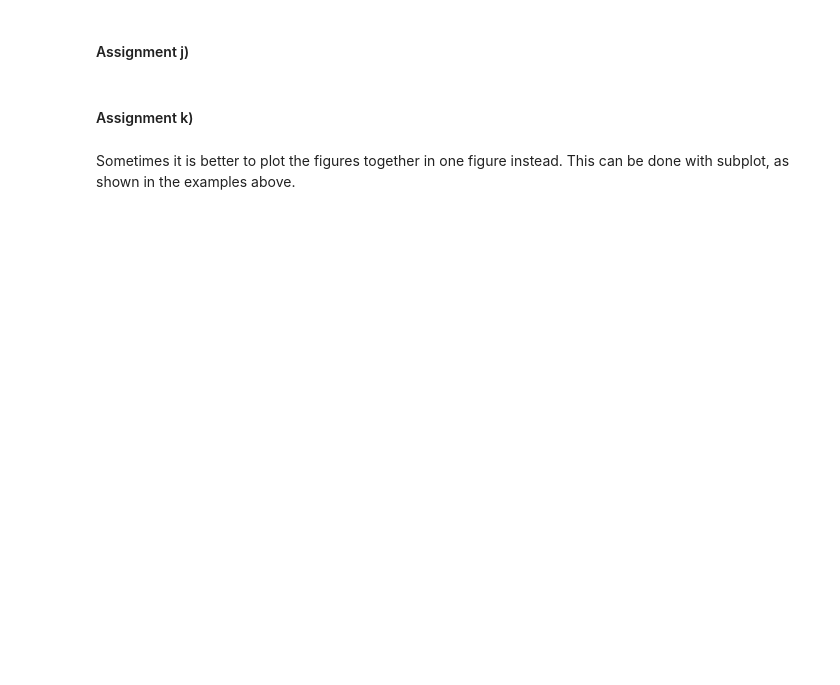
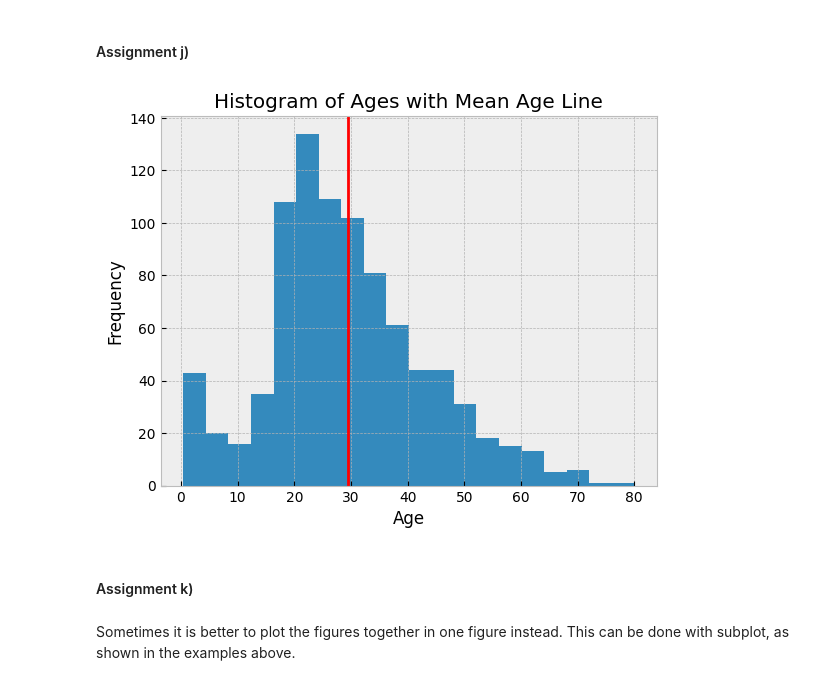
Before and after one commit to meatloafi/ml-1dl034-public-assignments, a Jupyter notebook: Assignments/Practical/PracticalNotebook2.ipynb, the cells around one changed output. Drawn from its saved outputs; the diff is of its cells as text; code cells hidden in the pictures; blank space fills up the shorter version.

```diff
--- a/Assignments/Practical/PracticalNotebook2.ipynb
+++ b/Assignments/Practical/PracticalNotebook2.ipynb
@@ -334,12 +490,23 @@ As you can see, most of the people paid less than 150 for the ticket.
 # %%
 # ASSIGNMENT:
 # plot a histogram over all the ages with 20 bins. Draw a vertical line at the mean age.
 # label the plot and the axes appropriately
 
-# YOUR CODE HERE
-'''
+mean_age = df["Age"].mean()
 
-'''
+plt.hist(df["Age"], bins=20)
+
+plt.axvline(mean_age, color='r', linestyle='solid')
+
+plt.title("Histogram of Ages with Mean Age Line")
+
+plt.xlabel("Age")
+
+plt.ylabel("Frequency")
+
+plt.show()
+# %% [output]
+[figure, added]
 # %% [markdown]
 #### Assignment k)
 # %% [markdown]
```
Also changed, not shown: parts of 27 cells of this notebook, 3 other files.
